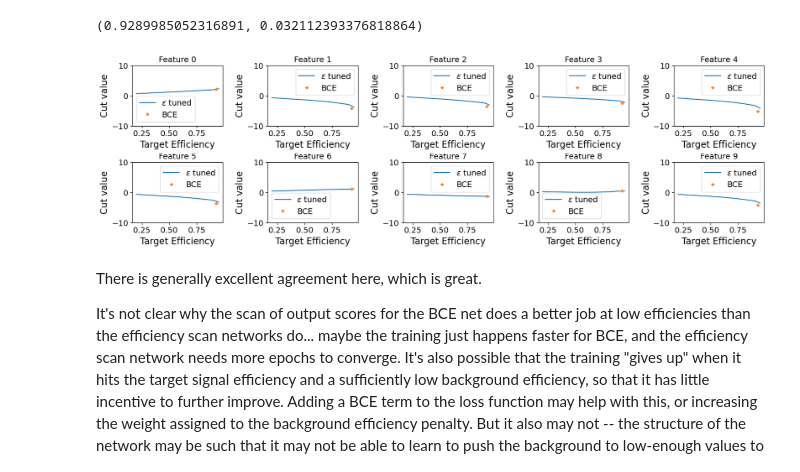
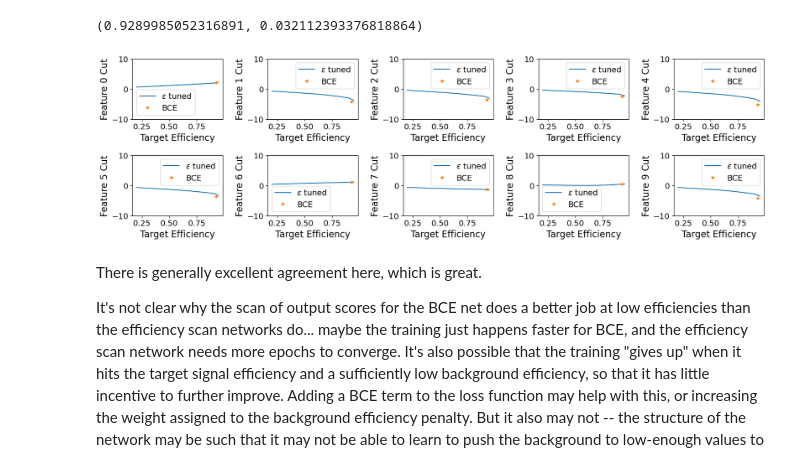
Before and after one commit to scipp-atlas/cabin-notebooks, a Jupyter notebook: LossComparisons.ipynb, the cells around one changed output. Drawn from its saved outputs; the diff is of its cells as text; code cells hidden in the pictures.

```diff
--- a/LossComparisons.ipynb
+++ b/LossComparisons.ipynb
@@ -391,30 +397,32 @@ Background efficiency with net outputs:  3.21124%
 # %%
 net=efficnet
 
 fig = plt.figure(figsize=(20,5))
 fig.tight_layout()
 targeteffics=net.effics
 m=net.features
 
 scaled_cuts=[len(targeteffics)*[0] for i in range(m)]
 scaled_cuts_BCE=BCEnet.get_cuts().detach().numpy()
 for n in range(len(targeteffics)):
     cuts=net.nets[n].get_cuts().detach().numpy()
     for f in range(m):
         cutval=cuts[f]
         scaled_cuts[f][n]=cutval
 for b in range(m):
     ax=fig.add_subplot(2,5,1+b)
     plt.subplots_adjust(hspace=0.6,wspace=0.5)
     ax.plot(targeteffics,scaled_cuts[b],label="$\\varepsilon$ tuned")
     ax.plot(effic_test,scaled_cuts_BCE[b],"*",label="BCE")
     ax.set_xlabel(f"Target Efficiency")
-    ax.set_ylabel("Cut value")
-    ax.set_title(f"Feature {b}")
+    ax.set_ylabel(f"Feature {b} Cut")
+    #ax.set_title(f"Feature {b}")
     ax.set_ylim([-10,10])
     plt.legend()
+
+plt.savefig("cuts_efficscan_dummy.pdf")
 # %% [output]
-[figure, old version]
+[figure, new version]
 # %% [markdown]
 There is generally excellent agreement here, which is great.
 
```
Also changed, not shown: parts of 8 cells of this notebook.
